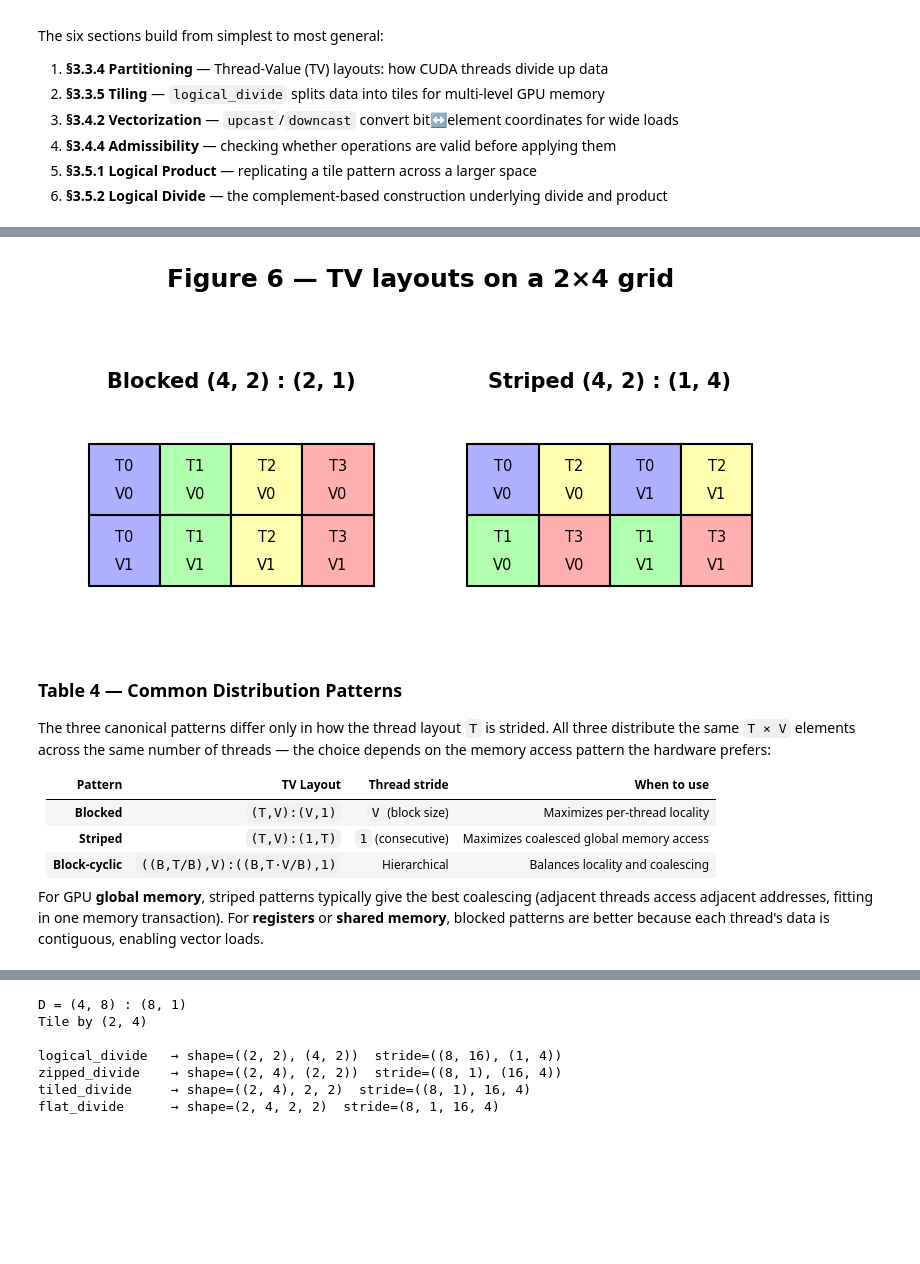
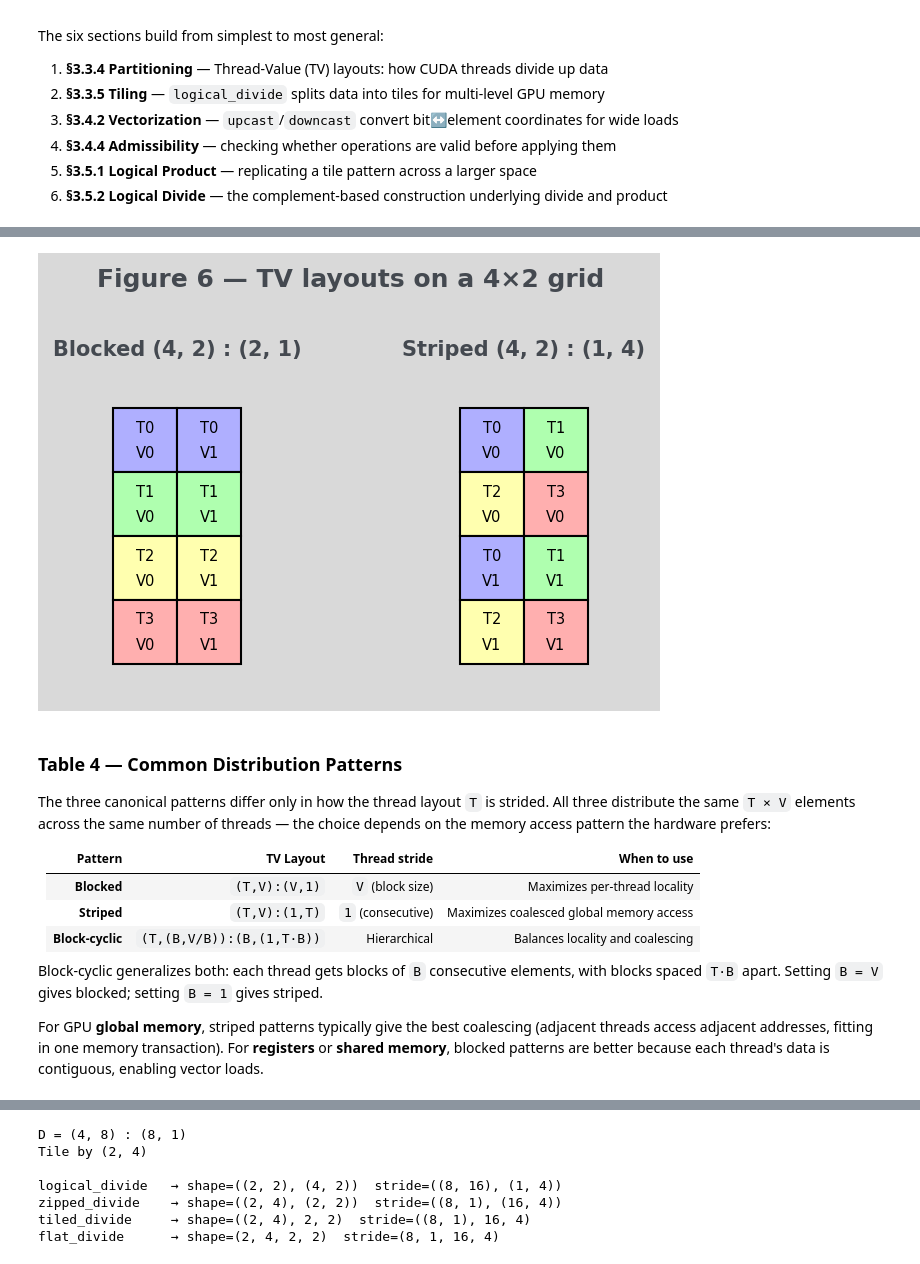
Before and after one commit to facebookresearch/tensor-layouts, a Jupyter notebook: examples/applications.ipynb, the cells around one changed output, grey strips where cells are left out. Saved outputs shown, nothing was run; the diff lists cells and outputs as text; code cells hidden in the pictures; blank space fills up the shorter version.

```diff
--- a/examples/applications.ipynb
+++ b/examples/applications.ipynb
@@ -116,15 +129,16 @@ Thread-to-offset mapping:
 # %%
-# Figure 6 — blocked vs striped on a 2×4 grid
+# Figure 6 — blocked vs striped on a 4×2 grid
 draw_composite(
     [TV_blocked, TV_striped],
     titles=[f"Blocked {TV_blocked}", f"Striped {TV_striped}"],
-    main_title="Figure 6 — TV layouts on a 2×4 grid",
+    main_title="Figure 6 — TV layouts on a 4×2 grid",
     tv_mode=True,
     colorize=True,
-    grid_rows=2, grid_cols=4,
+    grid_rows=4, grid_cols=2,
+    col_major=False,
 )
 # %% [output]
-[figure, old version]
+[figure, new version]
 # %% [markdown]
 ### Table 4 — Common Distribution Patterns
 
@@ -136,7 +150,11 @@ the choice depends on the memory access pattern the hardware prefers:
 |---|---|---|---|
 | **Blocked** | `(T,V):(V,1)` | `V` (block size) | Maximizes per-thread locality |
 | **Striped** | `(T,V):(1,T)` | `1` (consecutive) | Maximizes coalesced global memory access |
-| **Block-cyclic** | `((B,T/B),V):((B,T·V/B),1)` | Hierarchical | Balances locality and coalescing |
+| **Block-cyclic** | `(T,(B,V/B)):(B,(1,T·B))` | Hierarchical | Balances locality and coalescing |
+
+Block-cyclic generalizes both: each thread gets blocks of `B` consecutive
+elements, with blocks spaced `T·B` apart.  Setting `B = V` gives blocked;
+setting `B = 1` gives striped.
 
 For GPU **global memory**, striped patterns typically give the best coalescing
 (adjacent threads access adjacent addresses, fitting in one memory transaction).
```
Also changed, not shown: parts of 23 cells of this notebook, 2 other files.
